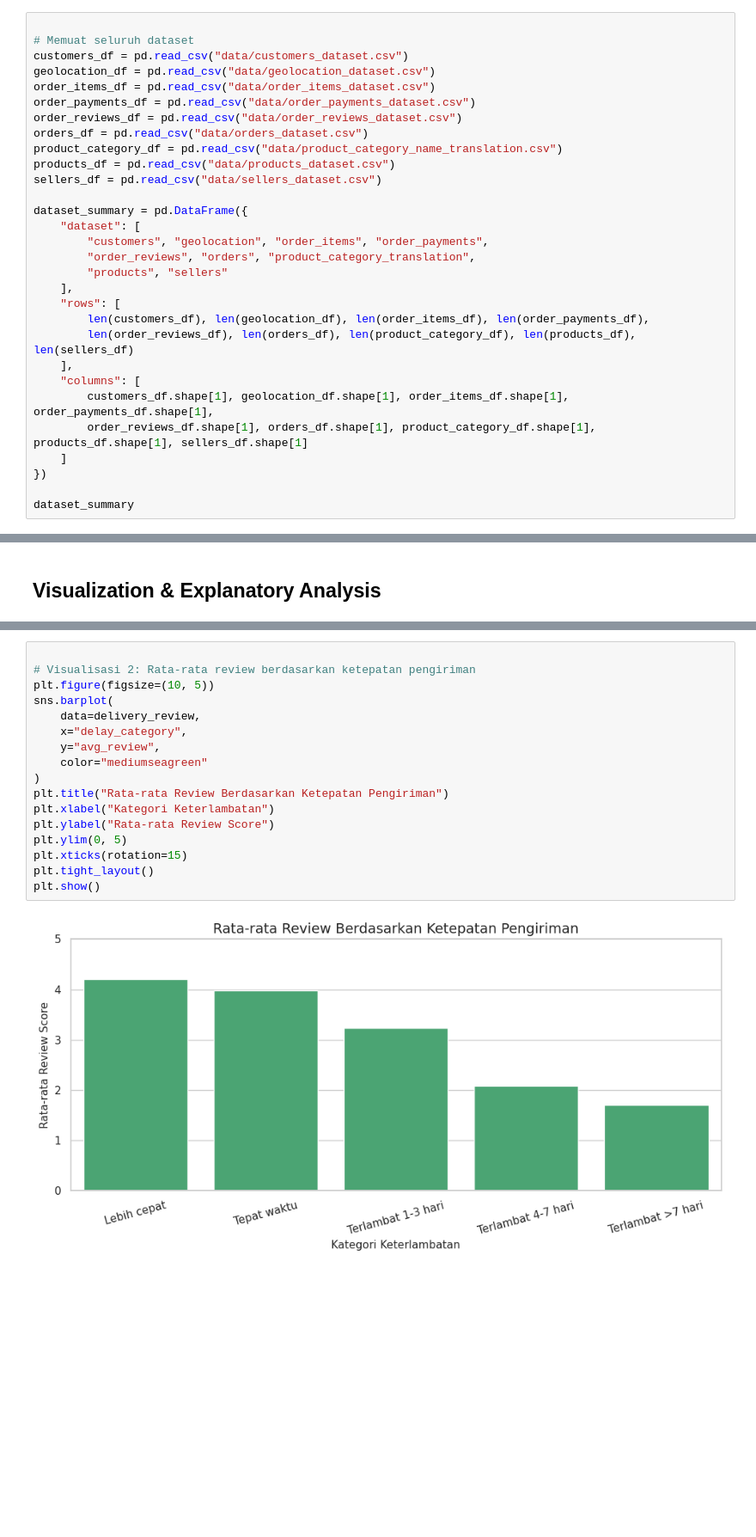
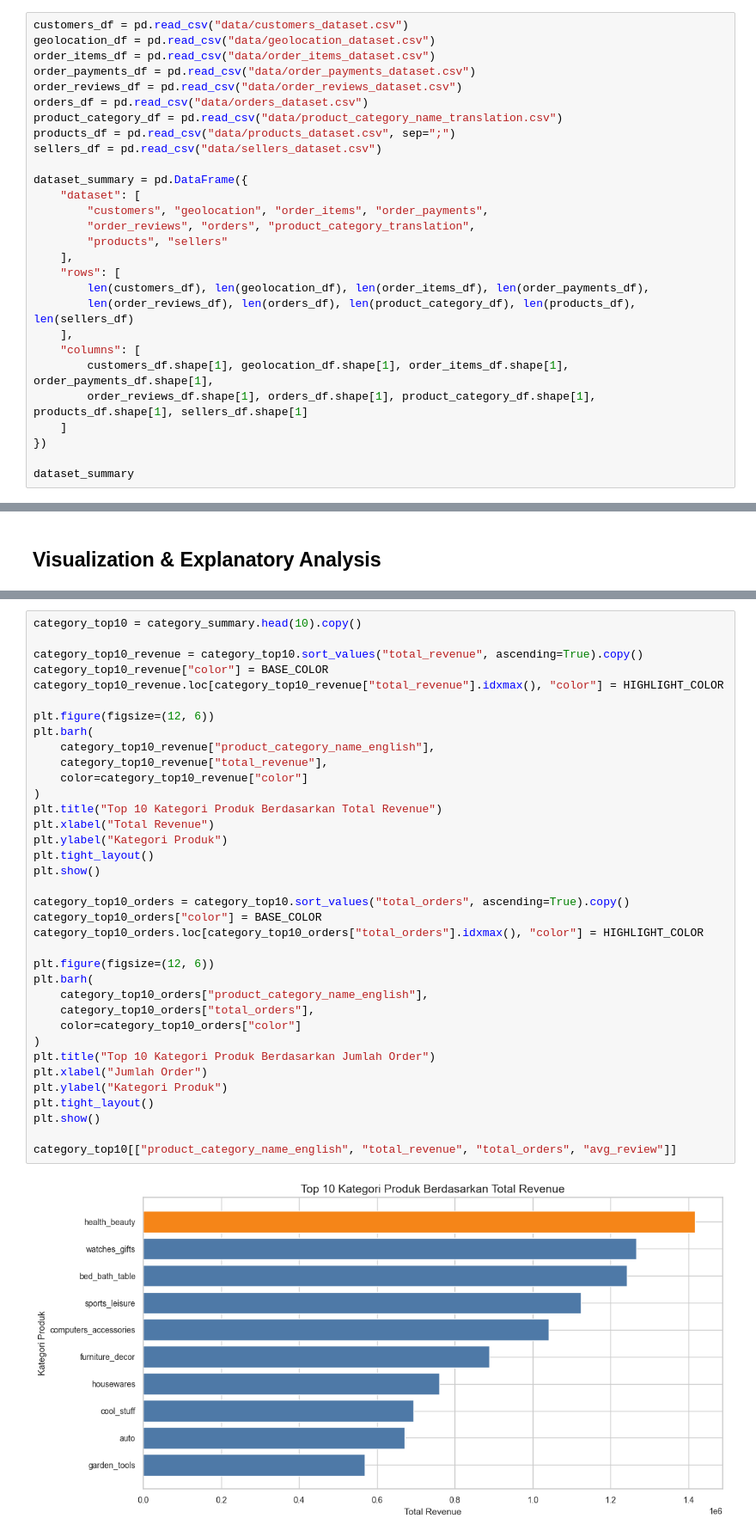
Before and after one commit to lfiathan/Submission_data_analyst, a Jupyter notebook: notebook.ipynb, the cells around one changed output, grey strips where cells are left out. Shown at 86% size. Saved outputs shown, nothing was run; the diff lists cells and outputs as text; blank space fills up the shorter version.

```diff
--- a/notebook.ipynb
+++ b/notebook.ipynb
@@ -38,8 +89,6 @@ pd.set_option('display.float_format', '{:,.2f}'.format)
 # %% [markdown]
 ### Gathering Data
 # %%
-
-# Memuat seluruh dataset
 customers_df = pd.read_csv("data/customers_dataset.csv")
 geolocation_df = pd.read_csv("data/geolocation_dataset.csv")
 order_items_df = pd.read_csv("data/order_items_dataset.csv")
@@ -47,7 +96,7 @@ order_payments_df = pd.read_csv("data/order_payments_dataset.csv")
 order_reviews_df = pd.read_csv("data/order_reviews_dataset.csv")
 orders_df = pd.read_csv("data/orders_dataset.csv")
 product_category_df = pd.read_csv("data/product_category_name_translation.csv")
-products_df = pd.read_csv("data/products_dataset.csv")
+products_df = pd.read_csv("data/products_dataset.csv", sep=";")
 sellers_df = pd.read_csv("data/sellers_dataset.csv")
 
 dataset_summary = pd.DataFrame({
@@ -402,19 +680,38 @@ plt.show()
 # %%
+category_top10 = category_summary.head(10).copy()
 
-# Visualisasi 2: Rata-rata review berdasarkan ketepatan pengiriman
-plt.figure(figsize=(10, 5))
-sns.barplot(
-    data=delivery_review,
-    x="delay_category",
-    y="avg_review",
-    color="mediumseagreen"
+category_top10_revenue = category_top10.sort_values("total_revenue", ascending=True).copy()
+category_top10_revenue["color"] = BASE_COLOR
+category_top10_revenue.loc[category_top10_revenue["total_revenue"].idxmax(), "color"] = HIGHLIGHT_COLOR
+
+plt.figure(figsize=(12, 6))
+plt.barh(
+    category_top10_revenue["product_category_name_english"],
+    category_top10_revenue["total_revenue"],
+    color=category_top10_revenue["color"]
 )
-plt.title("Rata-rata Review Berdasarkan Ketepatan Pengiriman")
-plt.xlabel("Kategori Keterlambatan")
-plt.ylabel("Rata-rata Review Score")
-plt.ylim(0, 5)
-plt.xticks(rotation=15)
+plt.title("Top 10 Kategori Produk Berdasarkan Total Revenue")
+plt.xlabel("Total Revenue")
+plt.ylabel("Kategori Produk")
 plt.tight_layout()
 plt.show()
+
+category_top10_orders = category_top10.sort_values("total_orders", ascending=True).copy()
+category_top10_orders["color"] = BASE_COLOR
+category_top10_orders.loc[category_top10_orders["total_orders"].idxmax(), "color"] = HIGHLIGHT_COLOR
+
+plt.figure(figsize=(12, 6))
+plt.barh(
+    category_top10_orders["product_category_name_english"],
+    category_top10_orders["total_orders"],
+    color=category_top10_orders["color"]
+)
+plt.title("Top 10 Kategori Produk Berdasarkan Jumlah Order")
+plt.xlabel("Jumlah Order")
+plt.ylabel("Kategori Produk")
+plt.tight_layout()
+plt.show()
+
+category_top10[["product_category_name_english", "total_revenue", "total_orders", "avg_review"]]
 # %% [output]
-[figure, old version]
+[figure, new version]
```
Also changed, not shown: parts of 45 cells of this notebook, 1 other file.
